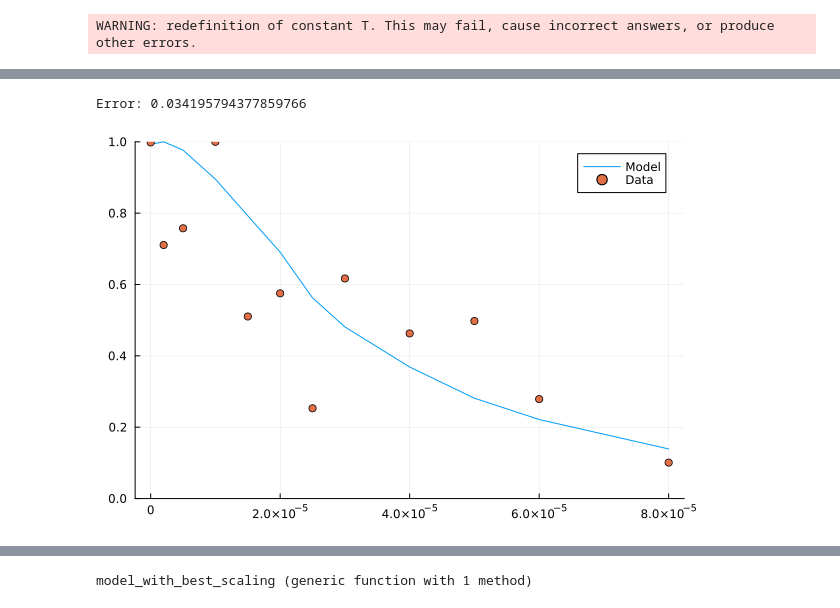
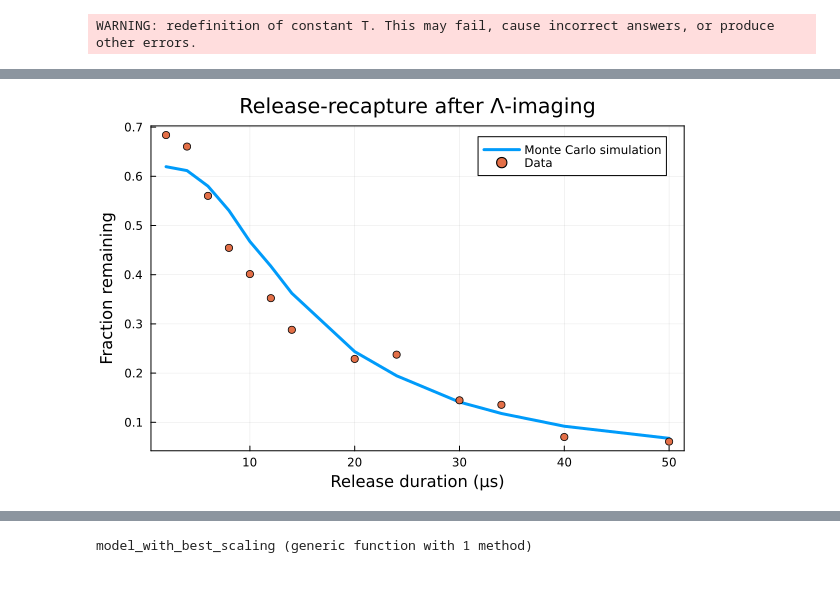
Before and after one commit to christian-hh/BeamPropagation.jl, a Jupyter notebook: examples/CaOH_MonteCarlo_ReleaseRecapture.ipynb, the cells around one changed output, grey strips where cells are left out. Cells and saved outputs as stored; diff of their text form; code cells hidden in the pictures.

```diff
--- a/examples/CaOH_MonteCarlo_ReleaseRecapture.ipynb
+++ b/examples/CaOH_MonteCarlo_ReleaseRecapture.ipynb
@@ -243,10 +437,13 @@ end
-# %%
-plot(ylim=(0,1))
-max_ = maximum(surviving_fractions)
-print("Error: ", mean((surviving_fractions ./ max_ .- data_ys).^2))
-plot!(data_xs, surviving_fractions ./ max_, label="Model")
-scatter!(data_xs, data_ys, label="Data")
-# %% [output]
-Error: 0.034195794377859766
-[figure, removed]
+# %%
+plot(release_durations .* 1e6, 0.62 * surviving_fractions,
+    title="Release-recapture after Λ-imaging",
+    linewidth=3,
+    box=:on,
+    label="Monte Carlo simulation",
+    xlabel="Release duration (μs)",
+    ylabel="Fraction remaining"
+)
+scatter!(data_xs  .* 1e6, data_ys, label="Data")
+# %% [output]
+[figure, added]
 # %%
```
Also changed, not shown: parts of 32 cells of this notebook.
